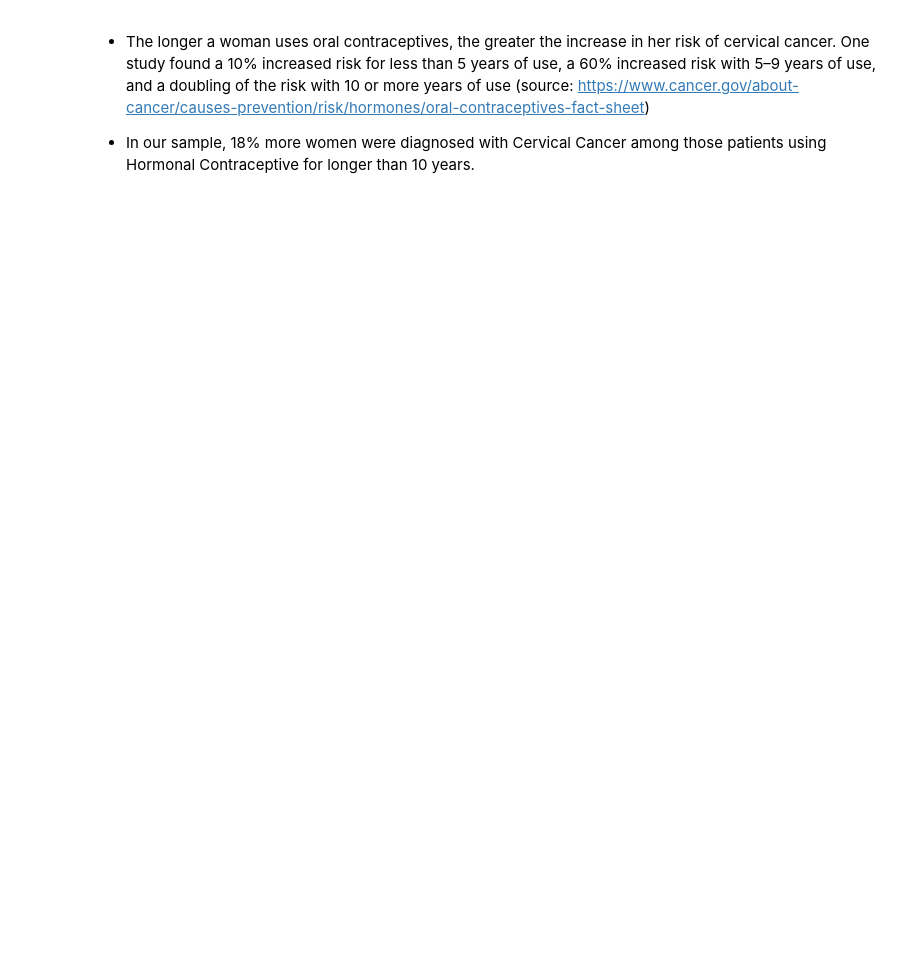
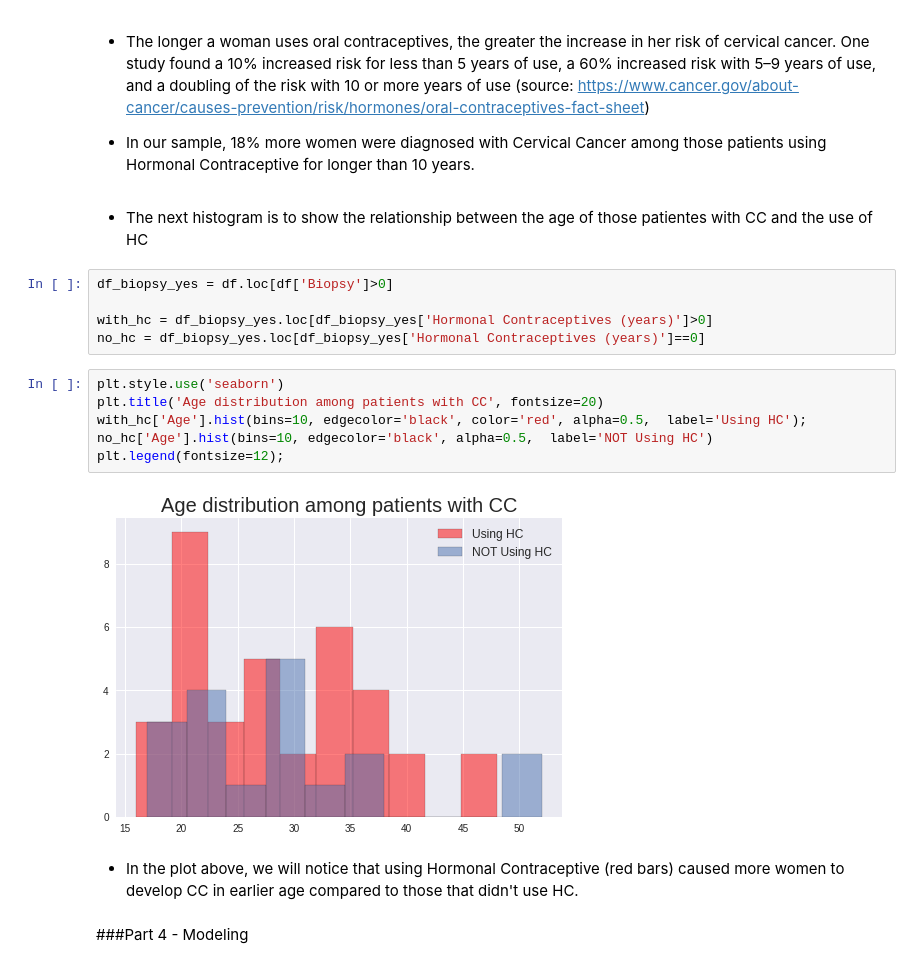
Before and after one commit to paulapipkin/Cervical_Cancer_Risk-Factor, a Jupyter notebook: Project_2_Cervical_Cancer_Risk_Paula_Pipkin.ipynb, the cells around one changed output. Saved outputs shown, nothing was run; the diff lists cells and outputs as text; blank space fills up the shorter version.

```diff
--- a/Project_2_Cervical_Cancer_Risk_Paula_Pipkin.ipynb
+++ b/Project_2_Cervical_Cancer_Risk_Paula_Pipkin.ipynb
@@ -417,3 +427,22 @@ ax.set_title('Cervical Cancer vs Period of Hormonal Contraceptives Use ', fontsi
 - The longer a woman uses oral contraceptives, the greater the increase in her risk of cervical cancer. One study found a 10% increased risk for less than 5 years of use, a 60% increased risk with 5–9 years of use, and a doubling of the risk with 10 or more years of use (source: https://www.cancer.gov/about-cancer/causes-prevention/risk/hormones/oral-contraceptives-fact-sheet)
 
 - In our sample, 18% more women were diagnosed with Cervical Cancer among those patients using Hormonal Contraceptive for longer than 10 years.
+# %% [markdown]
+- The next histogram is to show the relationship between the age of those patientes with CC and the use of HC
+# %%
+df_biopsy_yes = df.loc[df['Biopsy']>0]
+
+with_hc = df_biopsy_yes.loc[df_biopsy_yes['Hormonal Contraceptives (years)']>0]
+no_hc = df_biopsy_yes.loc[df_biopsy_yes['Hormonal Contraceptives (years)']==0]
+# %%
+plt.style.use('seaborn')
+plt.title('Age distribution among patients with CC', fontsize=20)
+with_hc['Age'].hist(bins=10, edgecolor='black', color='red', alpha=0.5,  label='Using HC');
+no_hc['Age'].hist(bins=10, edgecolor='black', alpha=0.5,  label='NOT Using HC')
+plt.legend(fontsize=12);
+# %% [output]
+[figure, added]
+# %% [markdown]
+- In the plot above, we will notice that using Hormonal Contraceptive (red bars) caused more women to develop CC in earlier age compared to those that didn't use HC.
+# %% [markdown]
+###Part 4 - Modeling
```
Also changed, not shown: parts of 64 cells of this notebook.
